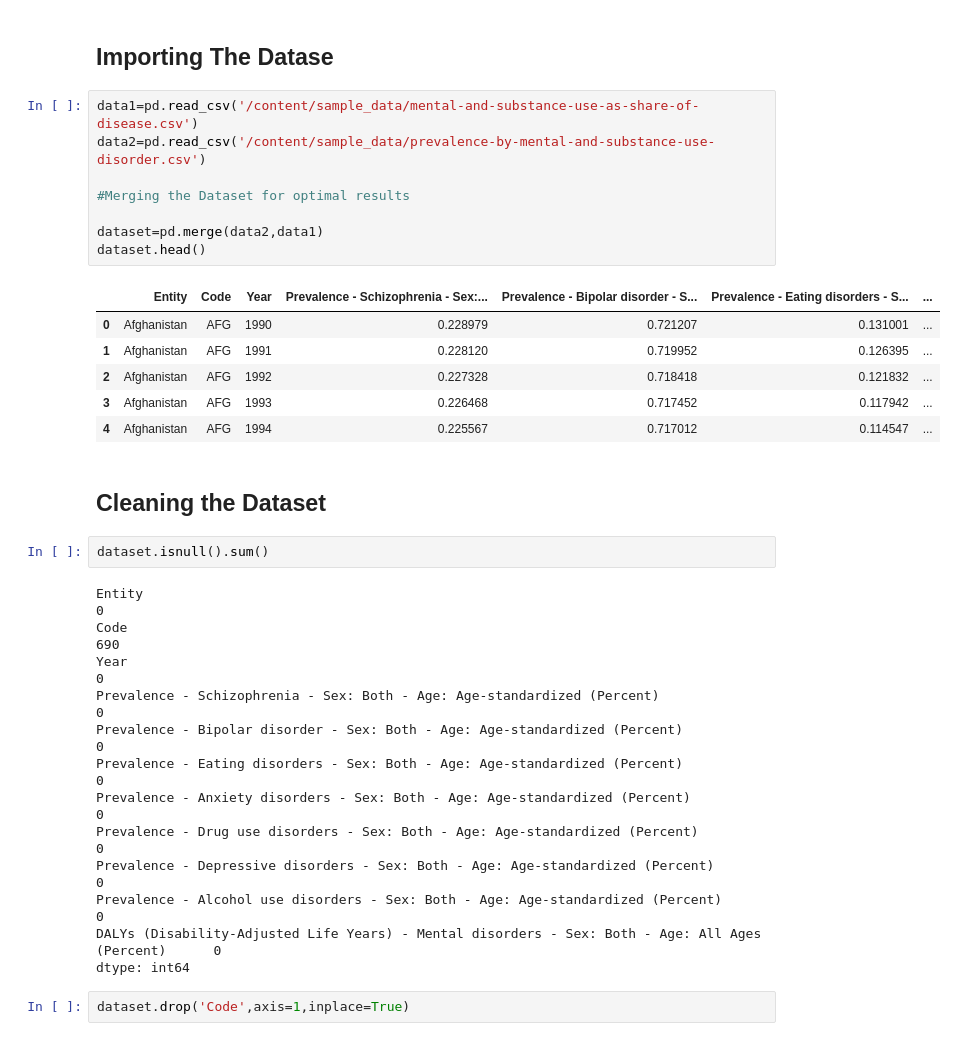
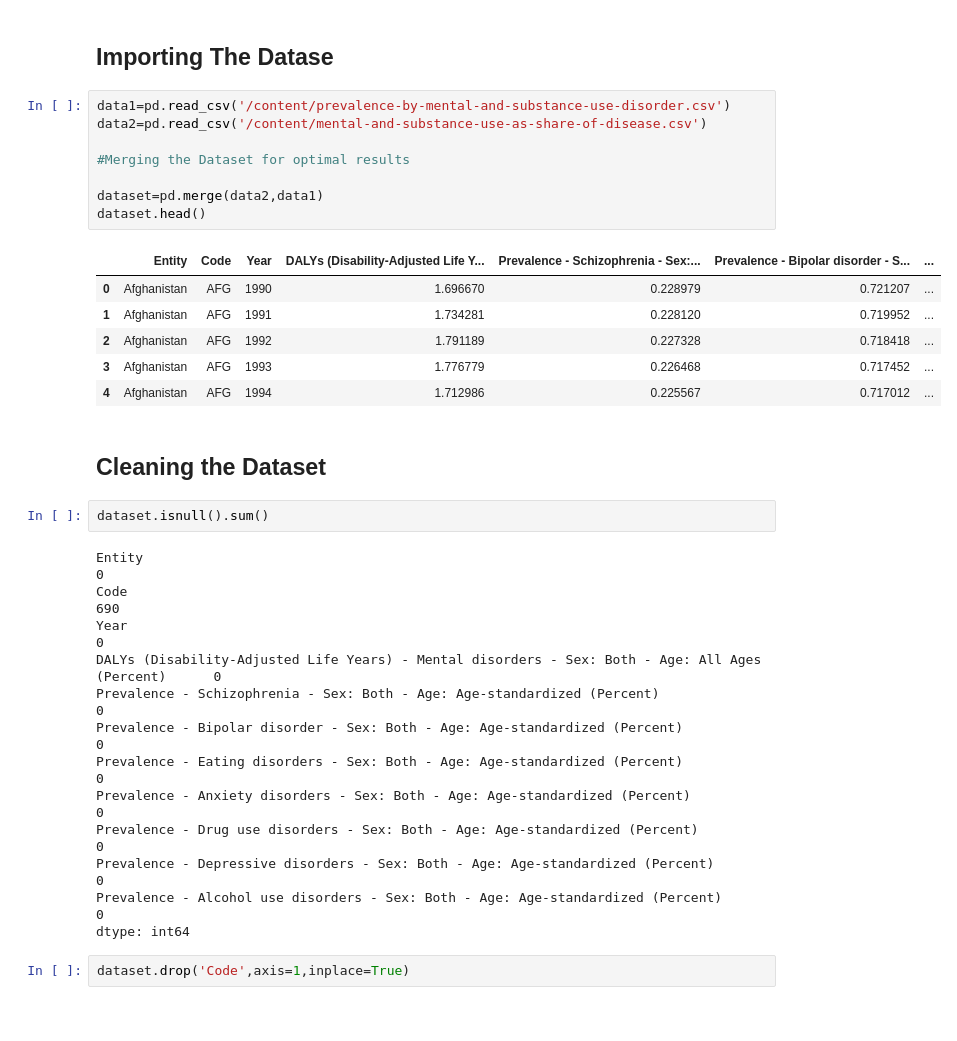
Before and after one commit to sunilgopi/Aicte_inten, a Jupyter notebook: IBMproject_py.ipynb, the cells around one changed output. Saved outputs shown, nothing was run; the diff lists cells and outputs as text.

```diff
--- a/IBMproject_py.ipynb
+++ b/IBMproject_py.ipynb
@@ -16,20 +16,20 @@ import matplotlib.pyplot as plt
 # %% [markdown]
 ## Importing The Datase
 # %%
-data1=pd.read_csv('/content/sample_data/mental-and-substance-use-as-share-of-disease.csv')
-data2=pd.read_csv('/content/sample_data/prevalence-by-mental-and-substance-use-disorder.csv')
+data1=pd.read_csv('/content/prevalence-by-mental-and-substance-use-disorder.csv')
+data2=pd.read_csv('/content/mental-and-substance-use-as-share-of-disease.csv')
 
 #Merging the Dataset for optimal results
 
 dataset=pd.merge(data2,data1)
 dataset.head()
 # %% [output]
-|  | Entity | Code | Year | Prevalence - Schizophrenia - Sex:... | Prevalence - Bipolar disorder - S... | Prevalence - Eating disorders - S... | ... |
-| 0 | Afghanistan | AFG | 1990 | 0.228979 | 0.721207 | 0.131001 | ... |
-| 1 | Afghanistan | AFG | 1991 | 0.228120 | 0.719952 | 0.126395 | ... |
-| 2 | Afghanistan | AFG | 1992 | 0.227328 | 0.718418 | 0.121832 | ... |
-| 3 | Afghanistan | AFG | 1993 | 0.226468 | 0.717452 | 0.117942 | ... |
-| 4 | Afghanistan | AFG | 1994 | 0.225567 | 0.717012 | 0.114547 | ... |
+|  | Entity | Code | Year | DALYs (Disability-Adjusted Life Y... | Prevalence - Schizophrenia - Sex:... | Prevalence - Bipolar disorder - S... | ... |
+| 0 | Afghanistan | AFG | 1990 | 1.696670 | 0.228979 | 0.721207 | ... |
+| 1 | Afghanistan | AFG | 1991 | 1.734281 | 0.228120 | 0.719952 | ... |
+| 2 | Afghanistan | AFG | 1992 | 1.791189 | 0.227328 | 0.718418 | ... |
+| 3 | Afghanistan | AFG | 1993 | 1.776779 | 0.226468 | 0.717452 | ... |
+| 4 | Afghanistan | AFG | 1994 | 1.712986 | 0.225567 | 0.717012 | ... |
 # %% [markdown]
 ## **Cleaning** the Dataset
 # %%
@@ -38,6 +38,7 @@ dataset.isnull().sum()
 Entity                                                                                               0
 Code                                                                                               690
 Year                                                                                                 0
+DALYs (Disability-Adjusted Life Years) - Mental disorders - Sex: Both - Age: All Ages (Percent)      0
 Prevalence - Schizophrenia - Sex: Both - Age: Age-standardized (Percent)                             0
 Prevalence - Bipolar disorder - Sex: Both - Age: Age-standardized (Percent)                          0
 Prevalence - Eating disorders - Sex: Both - Age: Age-standardized (Percent)                          0
@@ -45,7 +46,6 @@ Prevalence - Anxiety disorders - Sex: Both - Age: Age-standardized (Percent)
 Prevalence - Drug use disorders - Sex: Both - Age: Age-standardized (Percent)                        0
 Prevalence - Depressive disorders - Sex: Both - Age: Age-standardized (Percent)                      0
 Prevalence - Alcohol use disorders - Sex: Both - Age: Age-standardized (Percent)                     0
-DALYs (Disability-Adjusted Life Years) - Mental disorders - Sex: Both - Age: All Ages (Percent)      0
 dtype: int64
 # %%
 dataset.drop('Code',axis=1,inplace=True)
```
Also changed, not shown: parts of 5 cells of this notebook.
